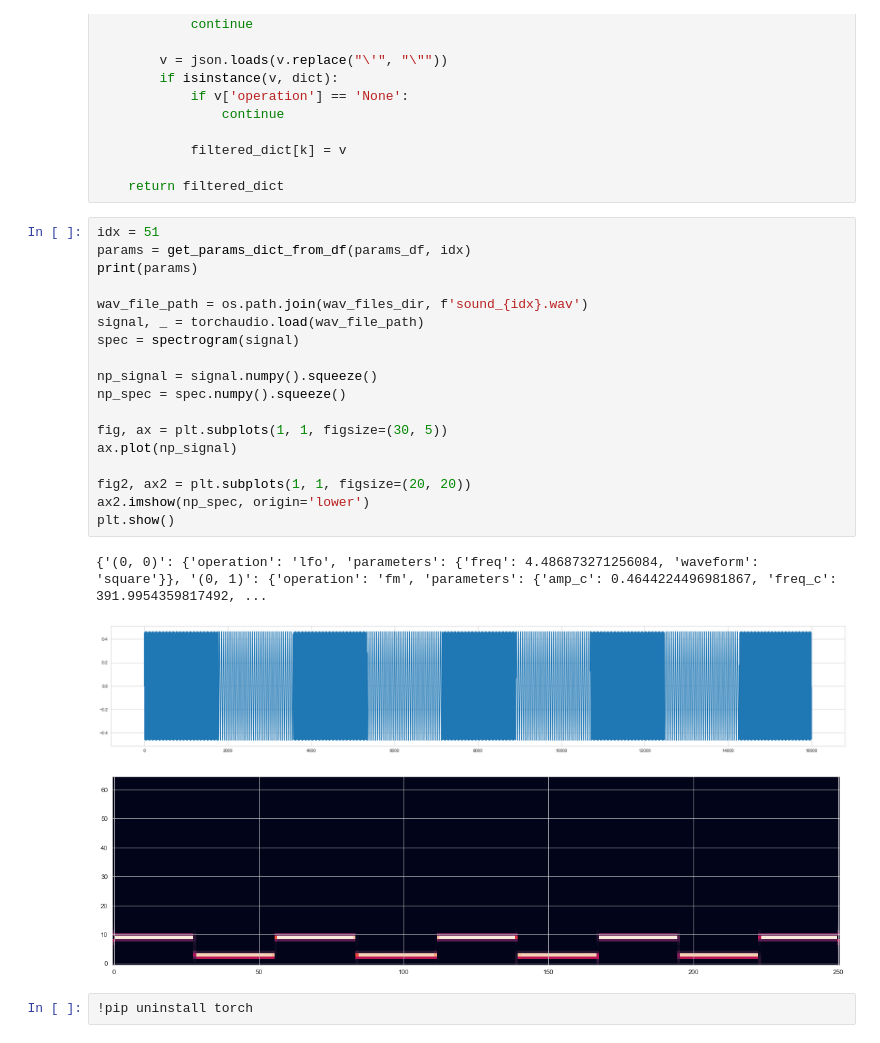
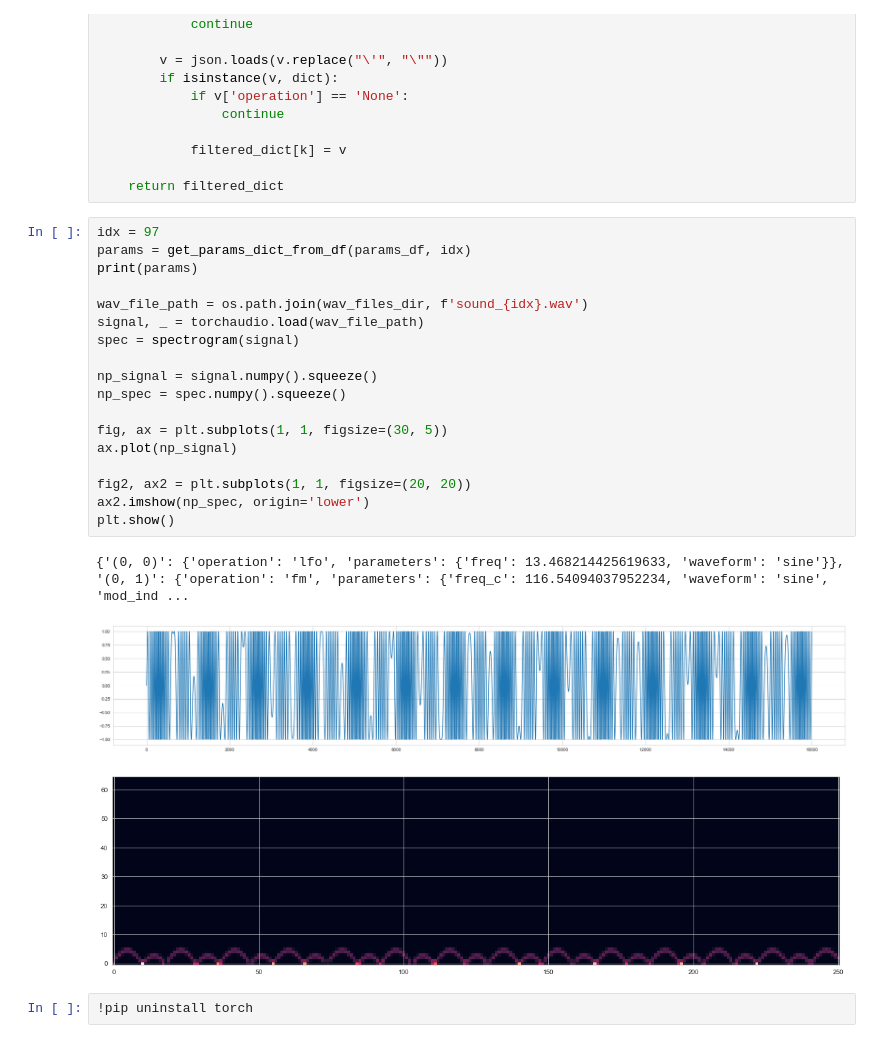
Before and after one commit to aisynth/diffmoog, a Jupyter notebook: visualize_data.ipynb, the cells around one changed output. Drawn from its saved outputs; the diff is of its cells as text.

```diff
--- a/visualize_data.ipynb
+++ b/visualize_data.ipynb
@@ -56,27 +56,27 @@ def get_params_dict_from_df(df: pd.DataFrame, idx: int):
 
     return filtered_dict
 # %%
-idx = 51
+idx = 97
 params = get_params_dict_from_df(params_df, idx)
 print(params)
 
 wav_file_path = os.path.join(wav_files_dir, f'sound_{idx}.wav')
 signal, _ = torchaudio.load(wav_file_path)
 spec = spectrogram(signal)
 
 np_signal = signal.numpy().squeeze()
 np_spec = spec.numpy().squeeze()
 
 fig, ax = plt.subplots(1, 1, figsize=(30, 5))
 ax.plot(np_signal)
 
 fig2, ax2 = plt.subplots(1, 1, figsize=(20, 20))
 ax2.imshow(np_spec, origin='lower')
 plt.show()
 # %% [output]
-{'(0, 0)': {'operation': 'lfo', 'parameters': {'freq': 4.486873271256084, 'waveform': 'square'}}, '(0, 1)': {'operation': 'fm', 'parameters': {'amp_c': 0.4644224496981867, 'freq_c': 391.9954359817492, ...
+{'(0, 0)': {'operation': 'lfo', 'parameters': {'freq': 13.468214425619633, 'waveform': 'sine'}}, '(0, 1)': {'operation': 'fm', 'parameters': {'freq_c': 116.54094037952234, 'waveform': 'sine', 'mod_ind ...
-[figure, old version]
+[figure, new version]
-[figure, old version]
+[figure, new version]
 # %%
 !pip uninstall torch
 # %% [output]
```
Also changed, not shown: 2 other files.
